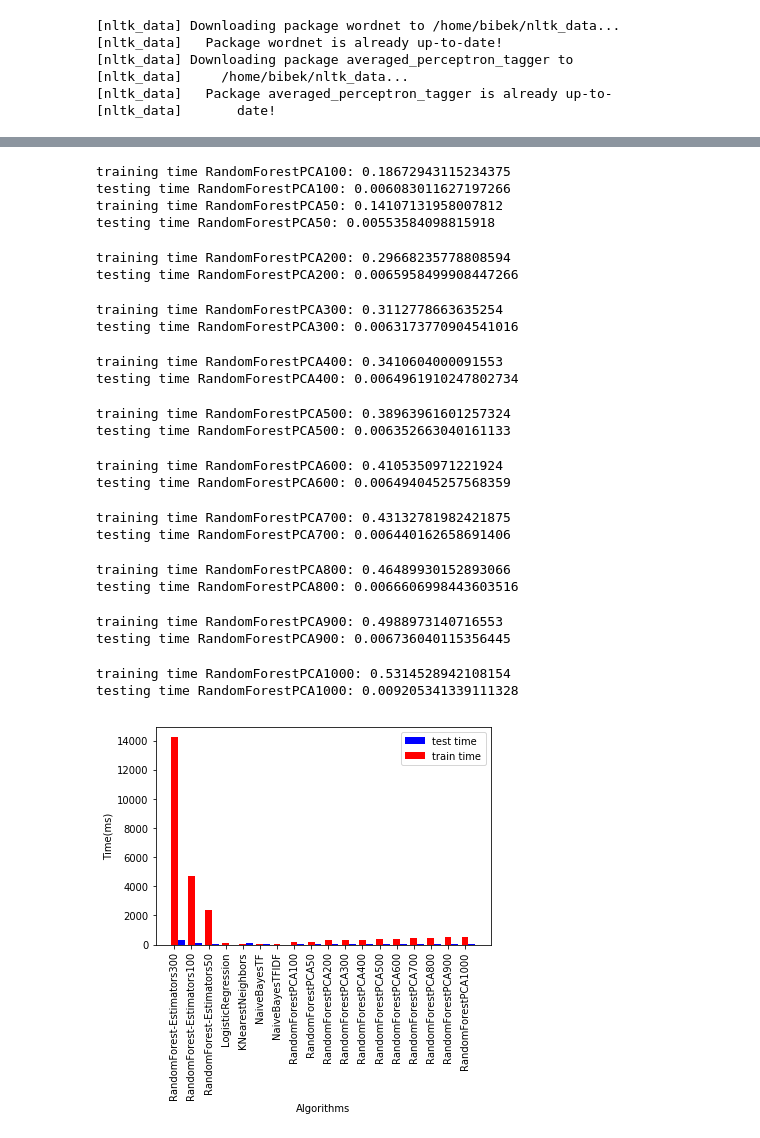
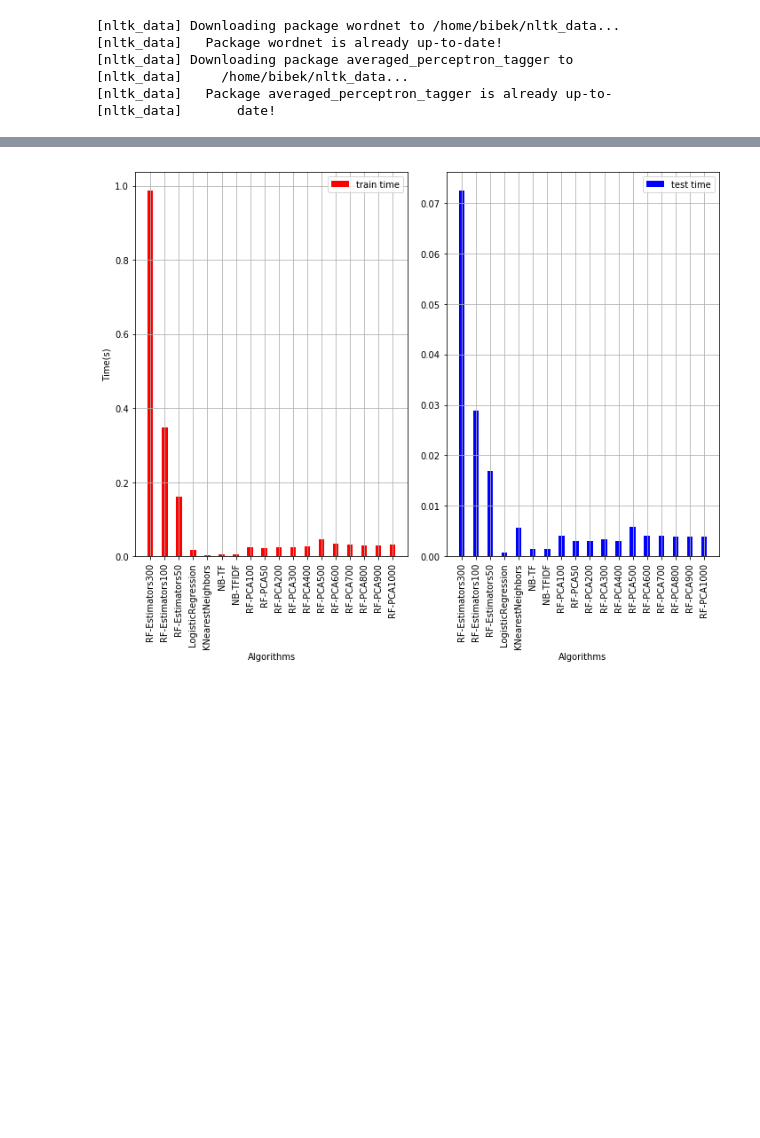
Before and after one commit to the-deep/DEEPL, a Jupyter notebook: notebooks/Benchmarking-New.ipynb, the cells around one changed output, grey strips where cells are left out. Saved outputs shown, nothing was run; the diff lists cells and outputs as text; code cells hidden in the pictures; blank space fills up the shorter version.

```diff
--- a/notebooks/Benchmarking-New.ipynb
+++ b/notebooks/Benchmarking-New.ipynb
@@ -234,7 +234,7 @@ def get_features_labels_for_random_forest(df, name="RandomForest", **random_fore
     labels = df["sector"]
     return name, rf, features, labels
 
-def get_features_labels_for_random_forest_SVD(df, name="RandomForestSVD", n_components=100, **random_forest_params):
+def get_features_labels_for_random_forest_SVD(df, name="RFSVD", n_components=100, **random_forest_params):
     rf = RandomForestClassifier(**random_forest_params)
     df["preprocessed_excerpt"] = df.apply(preprocess, axis=1)
     text_clf = Pipeline([
@@ -246,7 +246,7 @@ def get_features_labels_for_random_forest_SVD(df, name="RandomForestSVD", n_comp
     labels = df["sector"]
     return "{}{}".format(name, n_components), rf, features, labels
 
-def get_features_labels_for_random_forest_PCA(df, name="RandomForestPCA", n_components=100, **random_forest_params):
+def get_features_labels_for_random_forest_PCA(df, name="RF-PCA", n_components=100, **random_forest_params):
     rf = RandomForestClassifier(**random_forest_params)
     df["preprocessed_excerpt"] = df.apply(preprocess, axis=1)
     text_clf = Pipeline([
@@ -262,7 +262,7 @@ def get_features_labels_for_random_forest_PCA(df, name="RandomForestPCA", n_comp
 # NAIVE BAYES
 from sklearn.naive_bayes import MultinomialNB
 
-def get_features_labels_for_naive_bayes(df, name="NaiveBayesTF", **naive_bayes_params):
+def get_features_labels_for_naive_bayes(df, name="NB-TF", **naive_bayes_params):
     feature_extractor = Pipeline([
             ('vect', CountVectorizer(ngram_range=(1, 2))),
             ('tfidf', TfidfTransformer(use_idf=False)),
@@ -273,7 +273,7 @@ def get_features_labels_for_naive_bayes(df, name="NaiveBayesTF", **naive_bayes_p
     labels = df["sector"]
     return name, nb, features, labels
 
-def get_features_labels_for_naive_bayes_tfidf(df, name="NaiveBayesTFIDF", **naive_bayes_params):
+def get_features_labels_for_naive_bayes_tfidf(df, name="NB-TFIDF", **naive_bayes_params):
     feature_extractor = Pipeline([
             ('vect', CountVectorizer(ngram_range=(1, 2))),
             ('tfidf', TfidfTransformer(use_idf=True)),
@@ -315,14 +315,14 @@ models_X_Y = []
 df = create_data_frame()
 
 models_X_Y.append(
-    get_features_labels_for_random_forest(df.copy(), name="RandomForest-Estimators300", n_estimators=300)
+    get_features_labels_for_random_forest(df.copy(), name="RF-Estimators300", n_estimators=300)
 )
 # random forest with less estimators
 models_X_Y.append(
-    get_features_labels_for_random_forest(df.copy(), name="RandomForest-Estimators100", n_estimators=100)
+    get_features_labels_for_random_forest(df.copy(), name="RF-Estimators100", n_estimators=100)
 )
 models_X_Y.append(
-    get_features_labels_for_random_forest(df.copy(), name="RandomForest-Estimators50", n_estimators=50)
+    get_features_labels_for_random_forest(df.copy(), name="RF-Estimators50", n_estimators=50)
 )
 models_X_Y.append(
     get_features_labels_for_logistic_regression(df.copy())
@@ -330,6 +330,7 @@ models_X_Y.append(
 models_X_Y.append(
     get_features_labels_for_KNN(df.copy())
 )
+
 models_X_Y.append( ## NAIVE BAYES WITH TF only (no IDF)
     get_features_labels_for_naive_bayes(df.copy())
 )
@@ -376,6 +377,7 @@ from sklearn.model_selection import train_test_split
 import matplotlib.pyplot as plt
 
 import time
+import datetime
 
 def benchmark_speed(models):
     names = []
@@ -398,23 +400,38 @@ def benchmark_speed(models):
         print("testing time {}: {}".format(name, t1-t0))
         test_times.append(t1-t0)
 
-    test_times = np.array(test_times) * 1000  # convert to ms
-    train_times = np.array(train_times) * 1000 # convert to ms
-    ax = plt.subplot(111)
-    barwidth = 20
+    test_times = np.array(test_times)
+    train_times = np.array(train_times)
+    plt.figure(figsize=(10,8))
+    ax = plt.subplot(121)
+    barwidth = 30
     xax = np.arange(len(names))*2.5*barwidth
 
     ax.bar(xax, train_times, width=barwidth, color='r', label='train time')
-    ax.bar(xax+ barwidth, test_times, width=barwidth, color='b', label='test time')
+
     # Set ticks and labels
     ax.set_xticks(xax)
     ax.set_xticklabels(names)
     ax.set_xlabel("Algorithms")
-    ax.set_ylabel("Time(ms)")
+    ax.set_ylabel("Time(s)")
     # Set legends
     handles, labels = ax.get_legend_handles_labels()
     ax.legend(handles[::-1], labels[::-1])
     plt.xticks(rotation=90)
+    plt.grid()
+    # for test time
+    ax = plt.subplot(122)
+    ax.set_xticks(xax)
+    ax.set_xticklabels(names)
+    ax.set_xlabel("Algorithms")
+    #ax.set_ylabel("Test Time(ms)")
+    ax.bar(xax, test_times, width=barwidth, color='b', label='test time')
+    handles, labels = ax.get_legend_handles_labels()
+    ax.legend(handles[::-1], labels[::-1])
+    plt.xticks(rotation=90)
+    plt.grid()
+    plt.tight_layout()
+    plt.savefig("benchmarks-{}.png".format(datetime.datetime.now().isoformat()))
     plt.show()
 
 benchmark_speed(models_X_Y)
@@ -436,23 +456 @@ testing time NaiveBayesTFIDF: 0.0032591819763183594
-training time RandomForestPCA100: 0.18672943115234375
-testing time RandomForestPCA100: 0.006083011627197266
-training time RandomForestPCA50: 0.14107131958007812
-testing time RandomForestPCA50: 0.00553584098815918
-training time RandomForestPCA200: 0.29668235778808594
-testing time RandomForestPCA200: 0.0065958499908447266
-training time RandomForestPCA300: 0.3112778663635254
-testing time RandomForestPCA300: 0.0063173770904541016
-training time RandomForestPCA400: 0.3410604000091553
-testing time RandomForestPCA400: 0.0064961910247802734
-training time RandomForestPCA500: 0.38963961601257324
-testing time RandomForestPCA500: 0.006352663040161133
-training time RandomForestPCA600: 0.4105350971221924
-testing time RandomForestPCA600: 0.006494045257568359
-training time RandomForestPCA700: 0.43132781982421875
-testing time RandomForestPCA700: 0.006440162658691406
-training time RandomForestPCA800: 0.46489930152893066
-testing time RandomForestPCA800: 0.0066606998443603516
-training time RandomForestPCA900: 0.4988973140716553
-testing time RandomForestPCA900: 0.006736040115356445
-training time RandomForestPCA1000: 0.5314528942108154
-testing time RandomForestPCA1000: 0.009205341339111328
-[figure, old version]
+[figure, new version]
```
Also changed, not shown: parts of 2 cells of this notebook.
